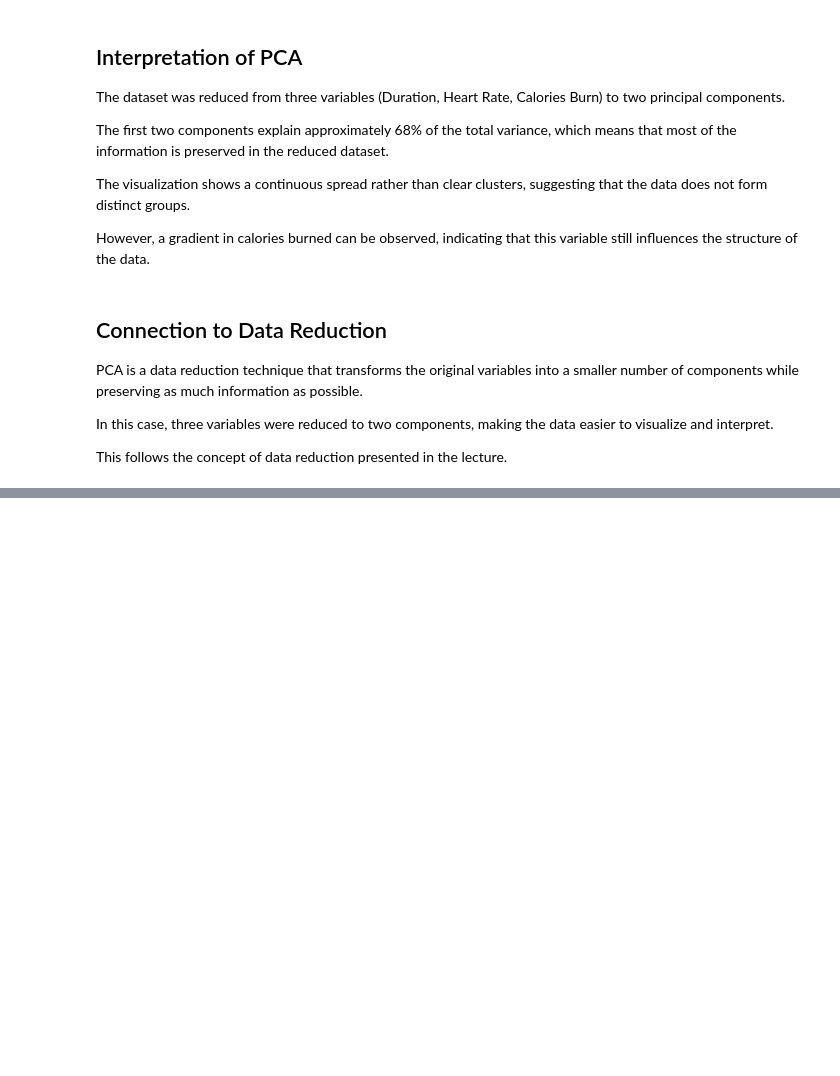
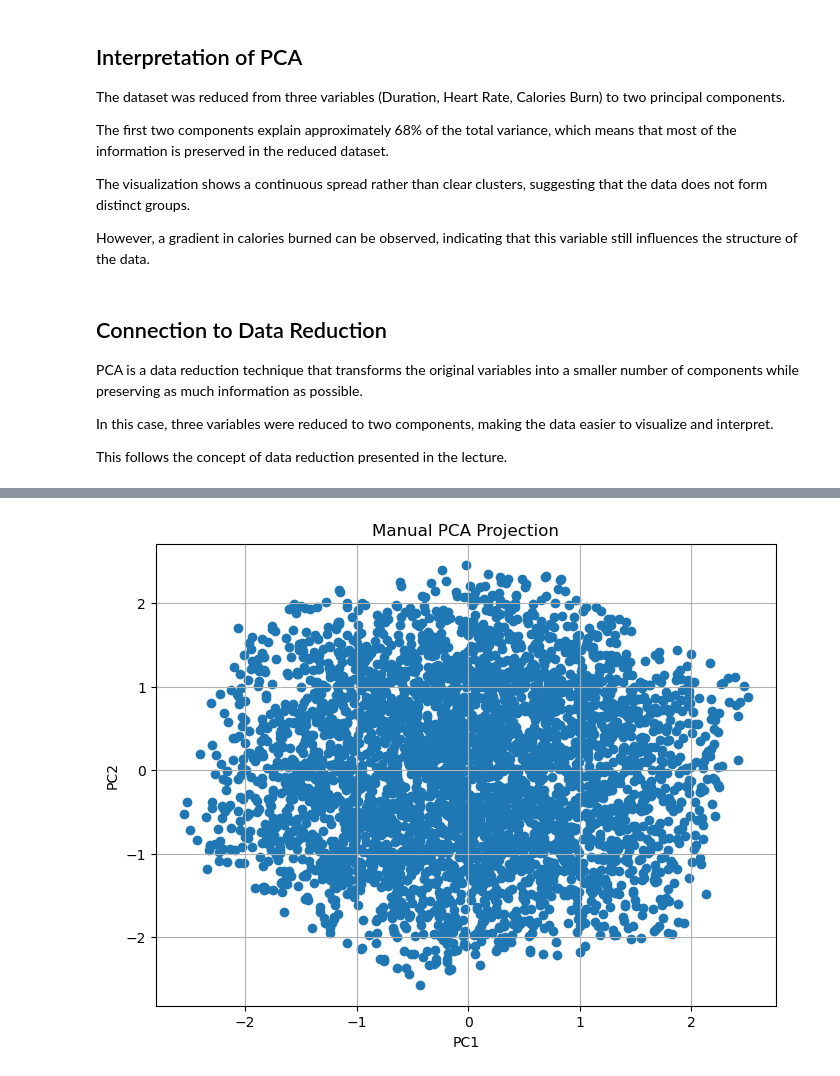
Before and after one commit to mahtabb90/fitness-anomaly-detector, a Jupyter notebook: notebooks/01_mahtab_pca.ipynb, the cells around one changed output, grey strips where cells are left out. Cells and saved outputs as stored; diff of their text form; code cells hidden in the pictures; blank space fills up the shorter version.

```diff
--- a/notebooks/01_mahtab_pca.ipynb
+++ b/notebooks/01_mahtab_pca.ipynb
@@ -120,0 +293,16 @@ This follows the concept of data reduction presented in the lecture.
+# %%
+# Select features
+X = df[pca_features].copy()
+
+# Drop missing values
+X = X.dropna()
+
+# RESET INDEX (VIKTIGT!)
+X = X.reset_index(drop=True)
+
+# Scale
+scaler = StandardScaler()
+X_scaled = scaler.fit_transform(X)
+
+# Convert to DataFrame
+X_scaled_df = pd.DataFrame(X_scaled, columns=pca_features)
@@ -120,0 +326,12 @@ This follows the concept of data reduction presented in the lecture.
+# %%
+# Select first 2 eigenvectors
+W = sorted_eigenvectors[:, :2]
+
+# Project data using NumPy
+X_pca_manual = np.dot(X_scaled_df.values, W)
+
+# Convert to DataFrame
+pca_manual_df = pd.DataFrame(X_pca_manual, columns=["PC1", "PC2"])
+
+print("Manual PCA (first 5 rows):")
+display(pca_manual_df.head())
@@ -120,0 +346,11 @@ This follows the concept of data reduction presented in the lecture.
+# %%
+plt.figure(figsize=(8, 6))
+plt.scatter(pca_manual_df["PC1"], pca_manual_df["PC2"])
+
+plt.title("Manual PCA Projection")
+plt.xlabel("PC1")
+plt.ylabel("PC2")
+plt.grid(True)
+plt.show()
+# %% [output]
+[figure, added]
```
Also changed, not shown: parts of 18 cells of this notebook.
